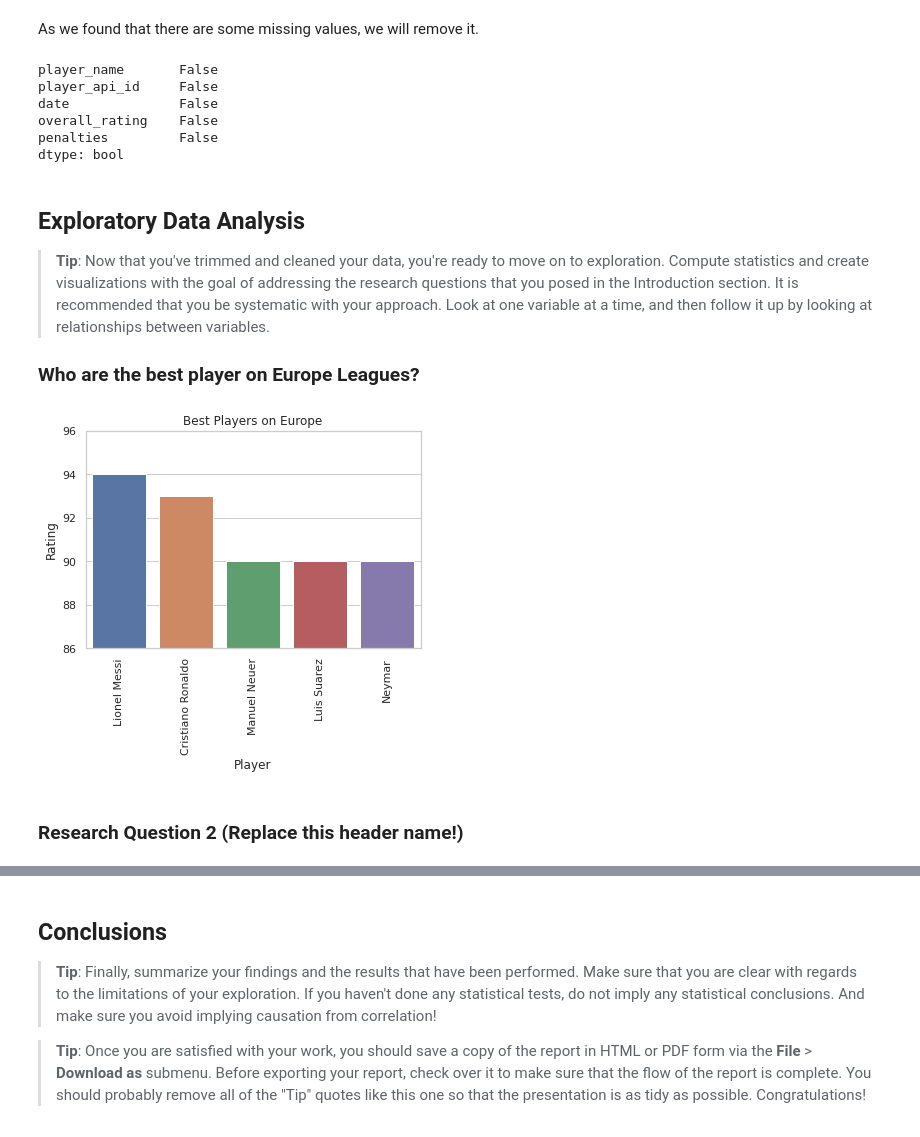
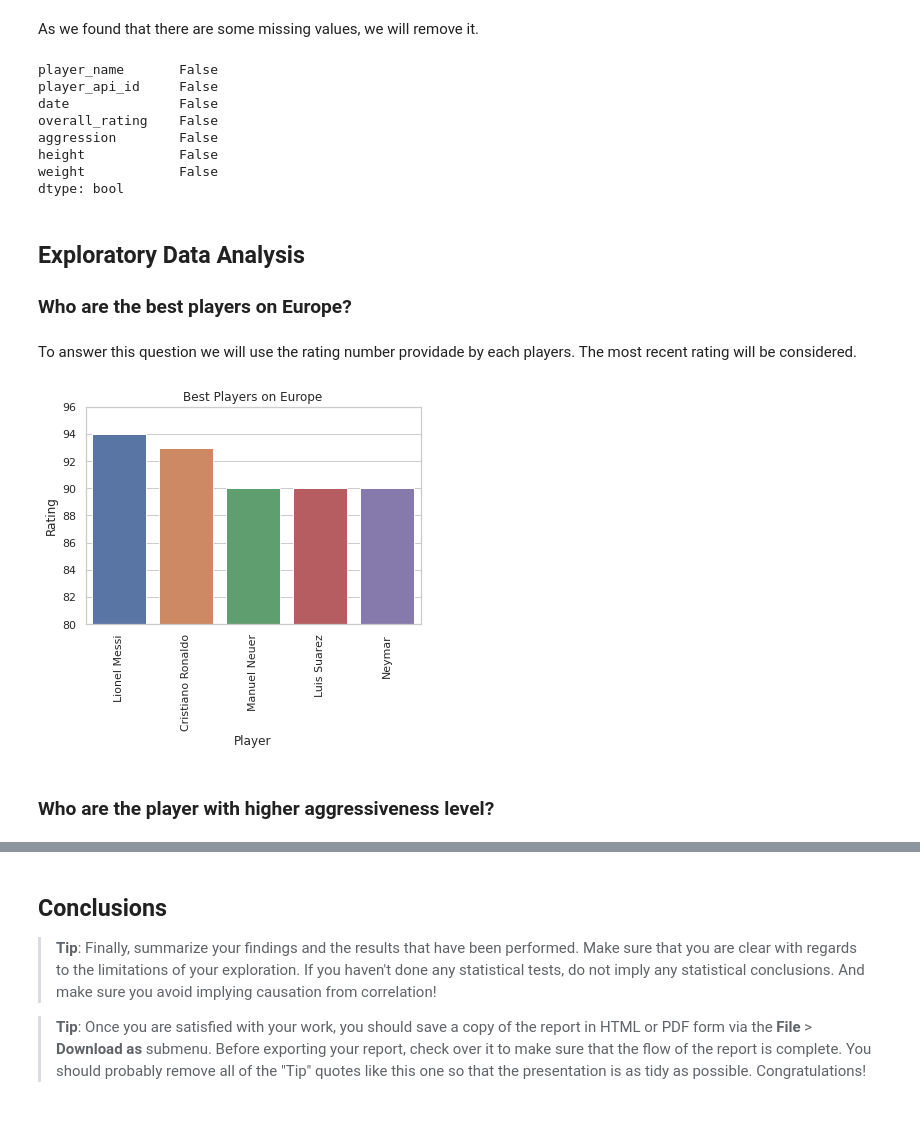
Before and after one commit to uiansol/soccer-data-analysis, a Jupyter notebook: european-soccer-analysis.ipynb, the cells around one changed output, grey strips where cells are left out. Drawn from its saved outputs; the diff is of its cells as text; code cells hidden in the pictures.

Commit message:
Other findings about players

```diff
--- a/european-soccer-analysis.ipynb
+++ b/european-soccer-analysis.ipynb
@@ -45,14 +36,14 @@ import sqlite3
 Load data for Players from database.sqlite witch is in the same folder of the notebook.
 The columns 'overall_rating' and 'penalties' will be used to answer some questions.
 # %%
-players_rating_query = '''
-                SELECT DISTINCT player_name, p.player_api_id, date, overall_rating, penalties
+players_query = '''
+                SELECT DISTINCT player_name, p.player_api_id, date, overall_rating, aggression, height, weight
                 FROM player p JOIN player_attributes pa
                 ON p.player_api_id=pa.player_api_id;
                 '''
 
 with sqlite3.connect('database.sqlite') as con:
-    players = pd.read_sql_query(players_rating_query, con)
+    players = pd.read_sql_query(players_query, con)
 
 players.head()
 # %% [output]
@@ -105,25 +91,26 @@ player_name       False
 player_api_id     False
 date              False
 overall_rating    False
-penalties         False
+aggression        False
+height            False
+weight            False
 dtype: bool
-# %% [markdown]
-<a id='eda'></a>
-## Exploratory Data Analysis
-
-> **Tip**: Now that you've trimmed and cleaned your data, you're ready to move on to exploration. Compute statistics and create visualizations with the goal of addressing the research questions that you posed in the Introduction section. It is recommended that you be systematic with your approach. Look at one variable at a time, and then follow it up by looking at relationships between variables.
-
-### Who are the best player on Europe Leagues?
+# %% [markdown]
+<a id='eda'></a>
+## Exploratory Data Analysis
+
+### Who are the best players on Europe?
+# %% [markdown]
+To answer this question we will use the rating number providade by each players. The most recent rating will be considered.
 # %%
 # Sorting by rating and geting the the important values
 top_players_rating = players.sort_values(by=['overall_rating'], ascending=False)[:5][['player_name', 'overall_rating']]
 # %%
+# Ploting player vs ratings
 sns.set_theme(style='whitegrid')
 fig = sns.barplot(x='player_name', y='overall_rating', data=top_players_rating)
 plt.setp(fig.get_xticklabels(), rotation=90)
-plt.ylim(86, 96)
+plt.ylim(80, 96)
 fig.set(xlabel='Player', ylabel='Rating', title='Best Players on Europe');
 # %% [output]
-[figure, old version]
+[figure, new version]
-# %% [markdown]
-### Research Question 2  (Replace this header name!)
@@ -133,0 +117,2 @@ fig.set(xlabel='Player', ylabel='Rating', title='Best Players on Europe');
+# %% [markdown]
+### Who are the player with higher aggressiveness level?
```
Also changed, not shown: parts of 19 cells of this notebook.
